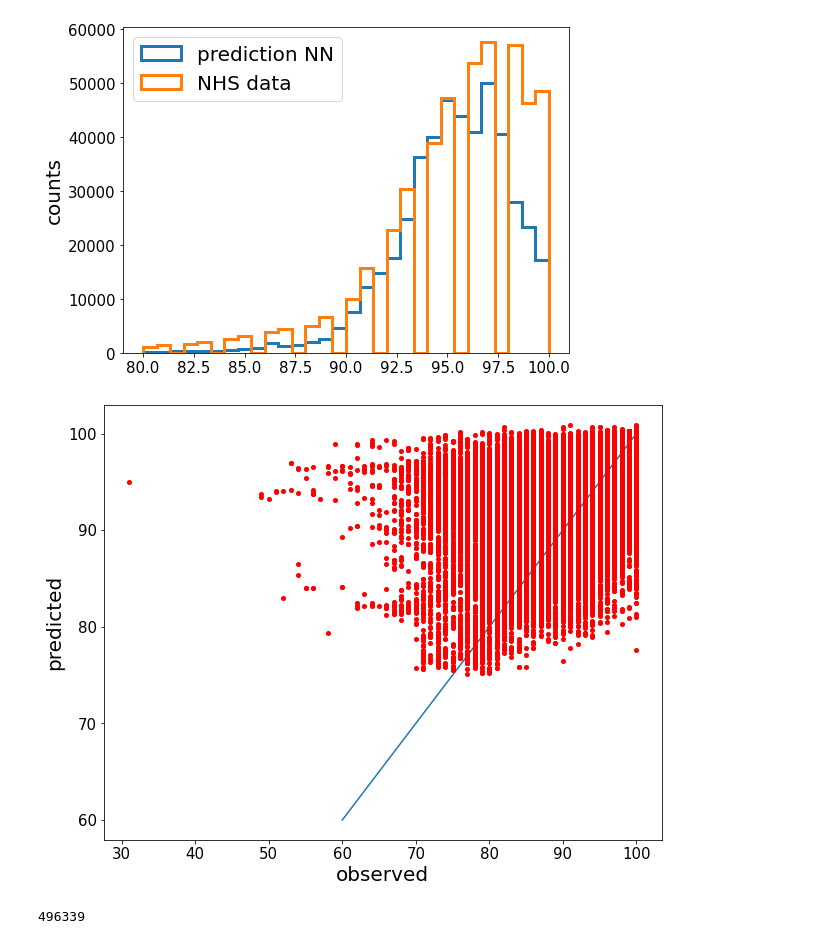
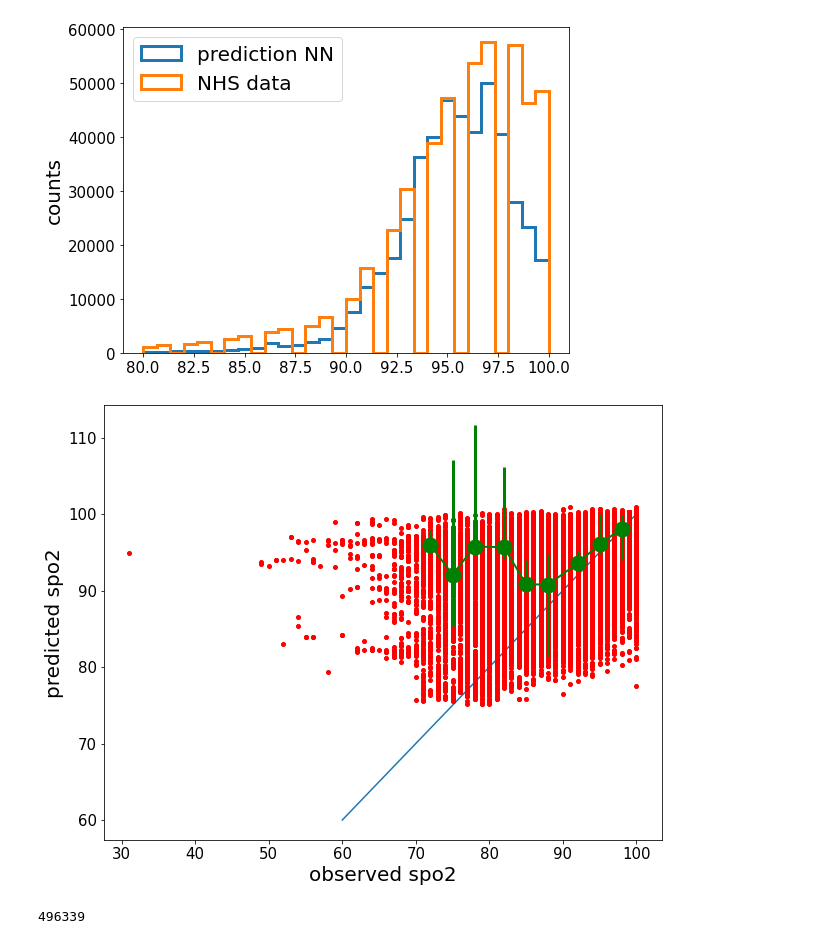
Before and after one commit to shisteve/NHS, a Jupyter notebook: 016b_NN_total.ipynb, the cells around one changed output. Saved outputs shown, nothing was run; the diff lists cells and outputs as text; code cells hidden in the pictures.

```diff
--- a/016b_NN_total.ipynb
+++ b/016b_NN_total.ipynb
@@ -29,6 +29,28 @@ from sklearn.preprocessing import StandardScaler#,Imputer
 from keras.models import Sequential
 from keras.layers import Dense
 from keras.callbacks import EarlyStopping
+# %%
+def median_in_bins_err(x,y,x1,x2,nbins,p1=0.25,p2=0.75):
+    medians_x = np.zeros(nbins)
+    medians_y = np.zeros(nbins)
+    err_y_low = np.zeros(nbins)
+    err_y_high = np.zeros(nbins)
+    x = np.array(x)
+    y = np.array(y)
+    width = (float(x2)-float(x1))/nbins
+    for i in range(int(nbins)):
+        x_low = x1 + i*width
+        x_high = x1+ (i+1)*width
+        #print x_low, x_high
+        sel = np.where((x>x_low)&(x<x_high))
+        temp_ord = np.copy(y[sel])
+        temp_ord = np.sort(temp_ord)
+        medians_y[i] = temp_ord[int(len(temp_ord)*0.50 + 0.5)]
+        err_y_low[i]  = np.abs(temp_ord[int(len(temp_ord)*p1 + 0.5)]-medians_y[i])
+        err_y_high[i]  = np.abs(temp_ord[int(len(temp_ord)*p2 + 0.5)]-medians_y[i])
+        #err_y[i] = [err_y_low,err_y_high]
+        medians_x[i] = np.median(x[sel])
+    return np.array(medians_x),np.array(medians_y),err_y_low,err_y_high
 # %%
 #pr,spo2,med_pr,med_spo2 = np.loadtxt('../TOST_data/total_datapoints.txt',unpack=True)
 pr, spo2, pi, med_pr, med_spo2, med_pi = np.loadtxt('../TOST_data/total_datapoints_pi.txt',unpack=True)
@@ -192,20 +214,25 @@ plt.show()
 # %%
 # plot of prediction vs real data
 plt.figure(figsize=(10,8))
 plt.plot([60.,100.],[60.,100.])
 #plt.plot([0.,60.],[0.,60.],'k')
 #plt.plot([0.,1.2],[0.,1.2],'k')
 
+xx,yy,ey1,ey2 = median_in_bins_err(output_test,prediction,70,100,9)
+plt.errorbar(xx,yy,yerr=[ey1,ey2],fmt=".",markersize=30,elinewidth=3,color='green',zorder=11,label='THR 100')
+plt.plot(xx,yy,color="green",lw=2,zorder=12)
+
+
 plt.plot(output_test,prediction,".r",markersize=8)
 #plt.xlim(-0.5,20.)
 #plt.ylim(-0.5,20.)
 #plt.xlabel(r'number of brady-episodes observed',fontsize=20)
 #plt.ylabel(r'number of brady-episodes predicted',fontsize=20)
-plt.xlabel(r'observed',fontsize=20)
-plt.ylabel(r'predicted',fontsize=20)
+plt.xlabel(r'observed spo2',fontsize=20)
+plt.ylabel(r'predicted spo2',fontsize=20)
 plt.show()
 # %% [output]
-[figure, old version]
+[figure, new version]
 # %%
 len(prediction)
 # %% [output]
```
Also changed, not shown: 2 other files.
